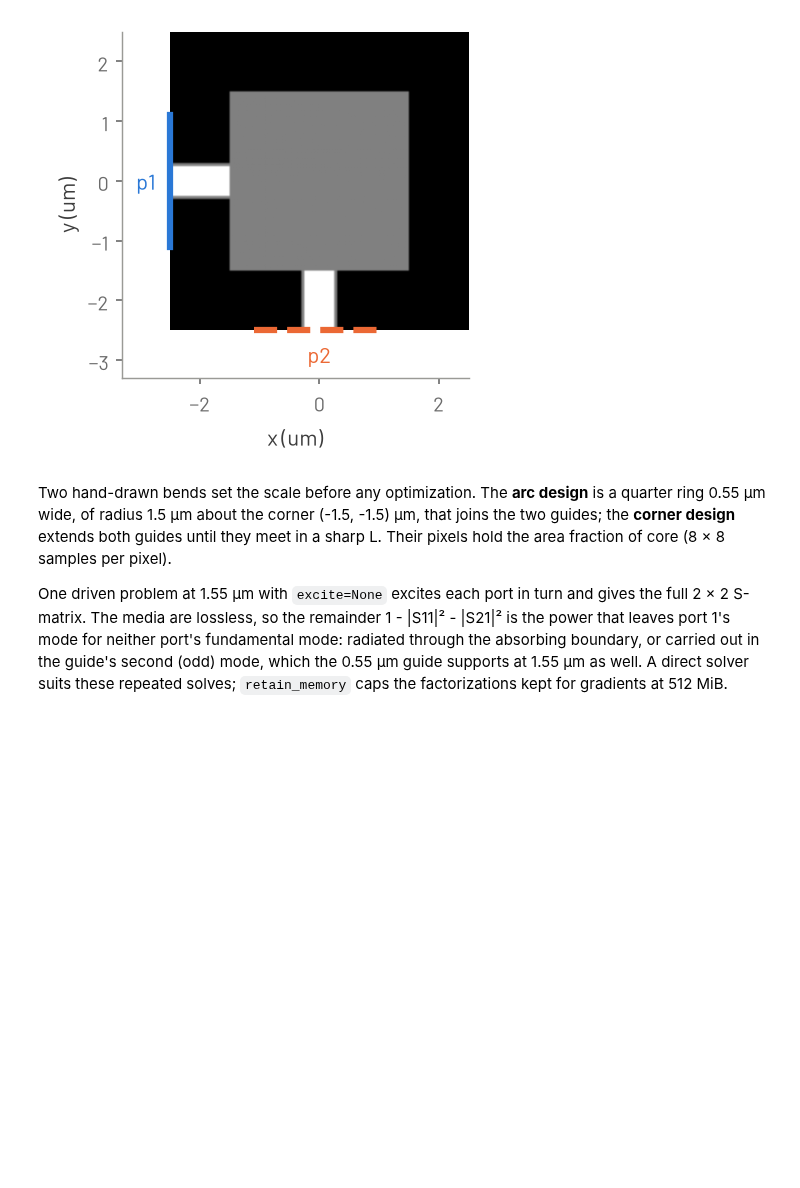
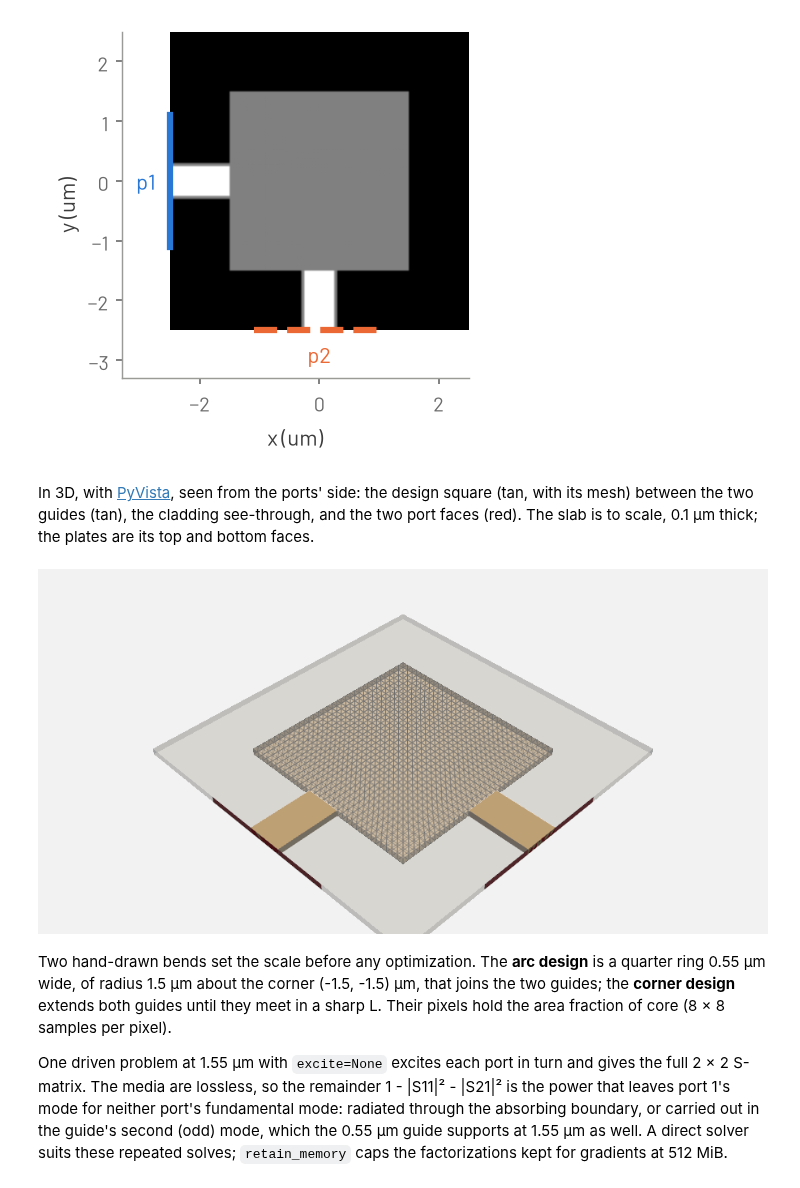
Before and after one commit to benvial/gfem, a Jupyter notebook: docs/tutorials/bend.ipynb, the cells around one changed output. Saved outputs shown, nothing was run; the diff lists cells and outputs as text; code cells hidden in the pictures; blank space fills up the shorter version.

```diff
--- a/docs/tutorials/bend.ipynb
+++ b/docs/tutorials/bend.ipynb
@@ -189,6 +189,40 @@ ax.set_xlabel("x (um)")
 ax.set_ylabel("y (um)");
 # %% [output]
 [figure]
+# %% [markdown]
+In 3D, with [PyVista](https://docs.pyvista.org), seen from the ports' side: the
+design square (tan, with its mesh) between the two guides (tan), the cladding
+see-through, and the two port faces (red). The slab is to scale, 0.1 µm thick; the
+plates are its top and bottom faces.
+# %%
+import pyvista as pv
+
+pv.set_jupyter_backend("static")
+
+volumes = pv.from_meshio(mesh.to_meshio())  # tetrahedra first, then triangles
+volumes.points /= um
+VIEW = (-1, -1, 1.2)  # the camera's direction: above the slab, on the ports' side
+
+
+def part(region):
+    """A region of the mesh as a PyVista grid, in um."""
+    cells = mesh.elements(region)
+    if region in mesh.surfaces:
+        cells = cells + len(mesh.tetrahedra)
+    return volumes.extract_cells(cells)
+
+
+view = pv.Plotter(window_size=(900, 450))
+view.add_mesh(part("cladding"), color="lightgrey", opacity=0.3)
+view.add_mesh(part("core"), color="tan")
+view.add_mesh(part("design"), color="tan", opacity=0.4, show_edges=True)
+for face in ("port1", "port2"):
+    view.add_mesh(part(face), color="#b5262f")
+view.view_vector(VIEW, viewup=(0, 0, 1))
+view.camera.zoom(1.4)
+view.show()
+# %% [output]
+[figure, added]
 # %% [markdown]
 Two hand-drawn bends set the scale before any optimization. The **arc design** is a
 quarter ring 0.55 µm wide, of radius 1.5 µm about the corner (-1.5, -1.5) µm, that
```
Also changed, not shown: parts of 7 cells of this notebook, 8 other files.
